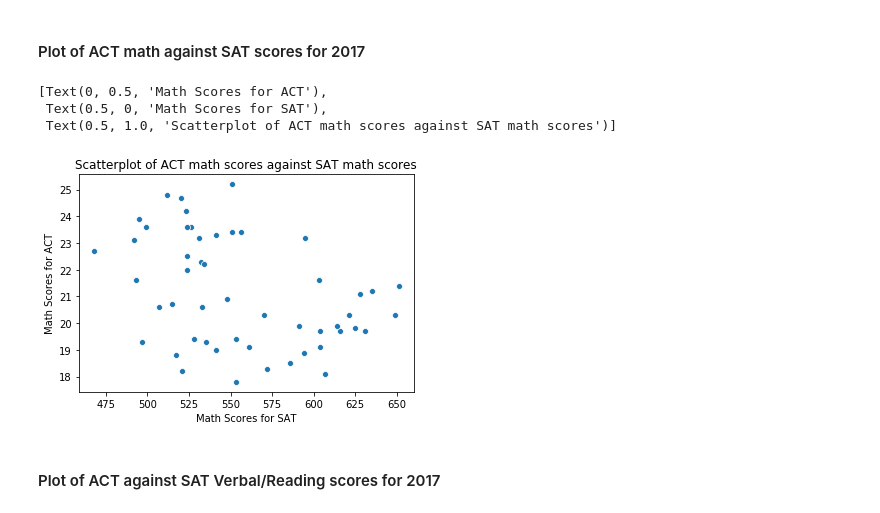
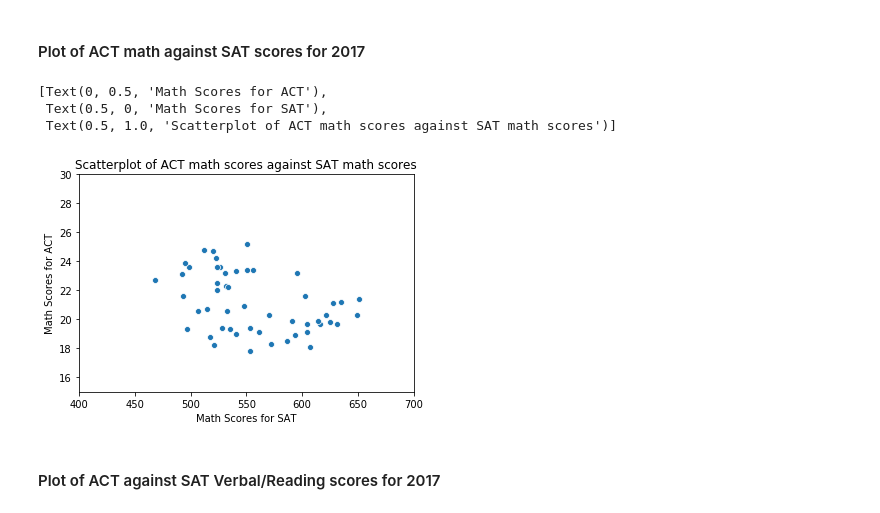
Before and after one commit to bearylogical/ga-assignments, a Jupyter notebook: project_1/Project 1 SAT & ACT Analysis.ipynb, the cells around one changed output. Saved outputs shown, nothing was run; the diff lists cells and outputs as text; code cells hidden in the pictures.

```diff
--- a/project_1/Project 1 SAT & ACT Analysis.ipynb
+++ b/project_1/Project 1 SAT & ACT Analysis.ipynb
@@ -1042,13 +1000,15 @@ Your plots should show:
 #### Plot of ACT math against SAT scores for 2017
 # %%
 ax_scatter_math = sns.scatterplot(x="Math_sat2017",y="Math_act2018",data=final)
+ax_scatter_math.set_ylim(15, 30)
+ax_scatter_math.set_xlim(400, 700)
 
 ax_scatter_math.set(xlabel='Math Scores for SAT', ylabel='Math Scores for ACT',title='Scatterplot of ACT math scores against SAT math scores')
 # %% [output]
 [Text(0, 0.5, 'Math Scores for ACT'),
  Text(0.5, 0, 'Math Scores for SAT'),
  Text(0.5, 1.0, 'Scatterplot of ACT math scores against SAT math scores')]
-[figure, old version]
+[figure, new version]
 # %% [markdown]
 #### Plot of ACT against SAT Verbal/Reading scores for 2017
 # %%
```
Also changed, not shown: parts of 45 cells of this notebook, 6 other files.
